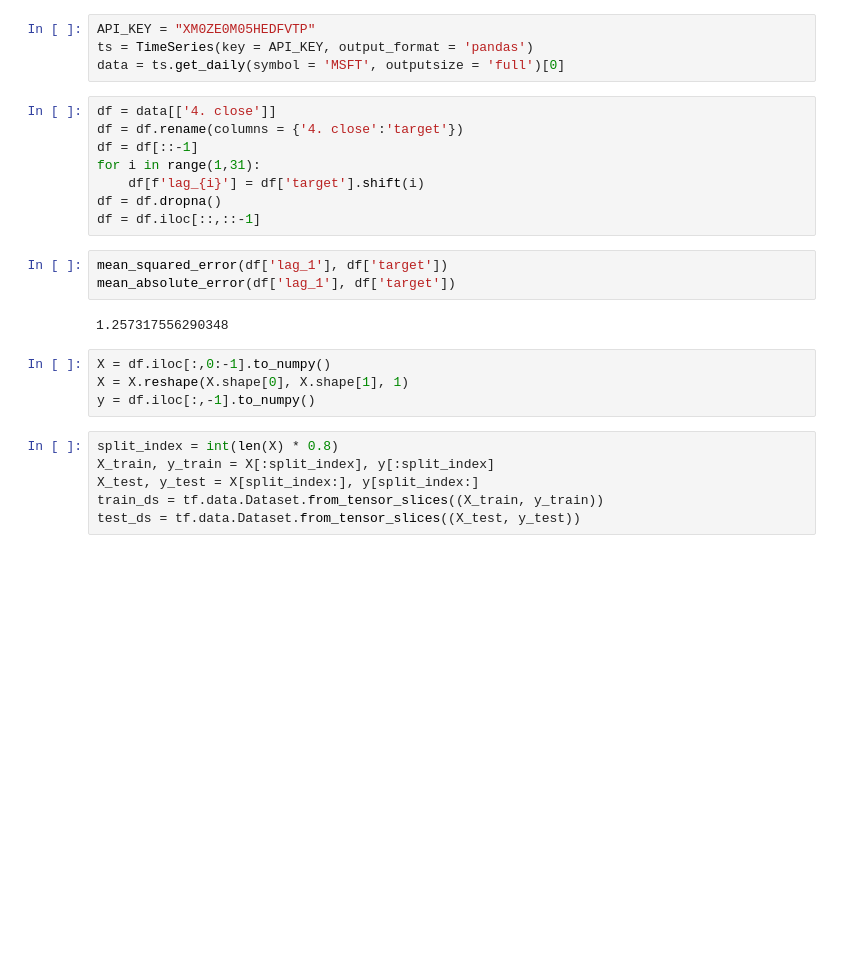
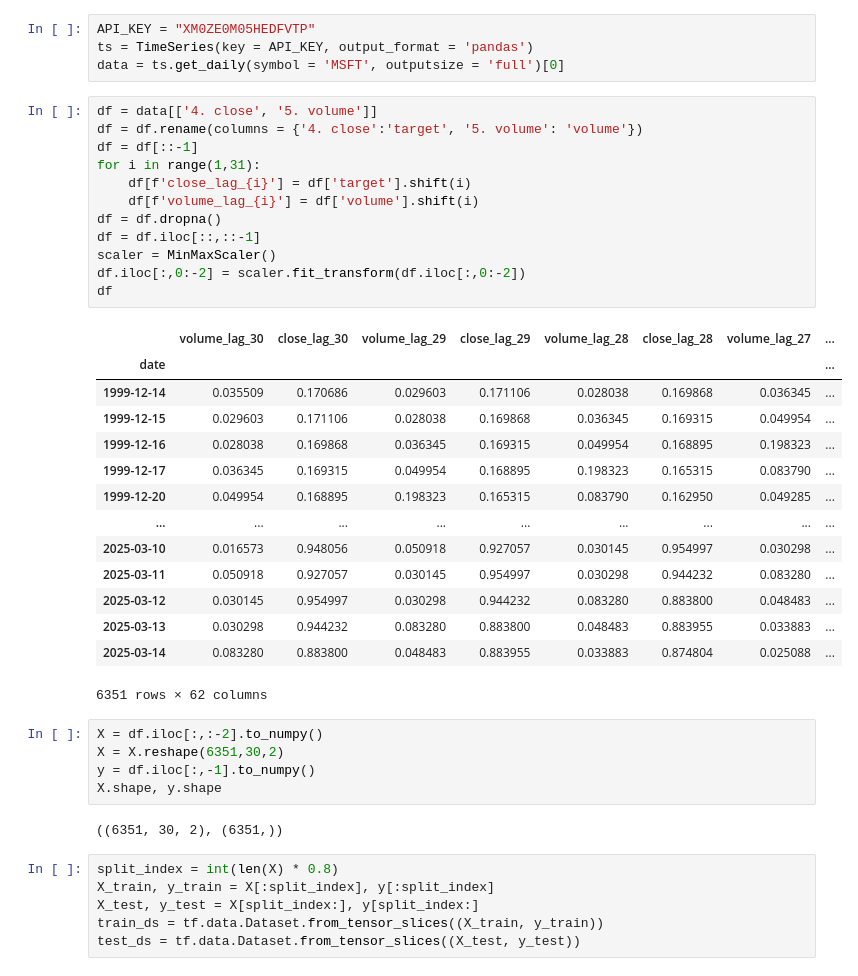
Before and after one commit to meerilahi/algoTrading, a Jupyter notebook: LSTM.ipynb, the cells around one changed output. Drawn from its saved outputs; the diff is of its cells as text; blank space fills up the shorter version.

```diff
--- a/LSTM.ipynb
+++ b/LSTM.ipynb
@@ -17,22 +17,39 @@ API_KEY = "XM0ZE0M05HEDFVTP"
 ts = TimeSeries(key = API_KEY, output_format = 'pandas')
 data = ts.get_daily(symbol = 'MSFT', outputsize = 'full')[0]
 # %%
-df = data[['4. close']]
-df = df.rename(columns = {'4. close':'target'})
+df = data[['4. close', '5. volume']]
+df = df.rename(columns = {'4. close':'target', '5. volume': 'volume'})
 df = df[::-1]
 for i in range(1,31):
-    df[f'lag_{i}'] = df['target'].shift(i)
+    df[f'close_lag_{i}'] = df['target'].shift(i)
+    df[f'volume_lag_{i}'] = df['volume'].shift(i)
 df = df.dropna()
 df = df.iloc[::,::-1]
+scaler = MinMaxScaler()
+df.iloc[:,0:-2] = scaler.fit_transform(df.iloc[:,0:-2])
+df
+# %% [output]
+|  | volume_lag_30 | close_lag_30 | volume_lag_29 | close_lag_29 | volume_lag_28 | close_lag_28 | volume_lag_27 | ... |
+| date |  |  |  |  |  |  |  | ... |
+| 1999-12-14 | 0.035509 | 0.170686 | 0.029603 | 0.171106 | 0.028038 | 0.169868 | 0.036345 | ... |
+| 1999-12-15 | 0.029603 | 0.171106 | 0.028038 | 0.169868 | 0.036345 | 0.169315 | 0.049954 | ... |
+| 1999-12-16 | 0.028038 | 0.169868 | 0.036345 | 0.169315 | 0.049954 | 0.168895 | 0.198323 | ... |
+| 1999-12-17 | 0.036345 | 0.169315 | 0.049954 | 0.168895 | 0.198323 | 0.165315 | 0.083790 | ... |
+| 1999-12-20 | 0.049954 | 0.168895 | 0.198323 | 0.165315 | 0.083790 | 0.162950 | 0.049285 | ... |
+| ... | ... | ... | ... | ... | ... | ... | ... | ... |
+| 2025-03-10 | 0.016573 | 0.948056 | 0.050918 | 0.927057 | 0.030145 | 0.954997 | 0.030298 | ... |
+| 2025-03-11 | 0.050918 | 0.927057 | 0.030145 | 0.954997 | 0.030298 | 0.944232 | 0.083280 | ... |
+| 2025-03-12 | 0.030145 | 0.954997 | 0.030298 | 0.944232 | 0.083280 | 0.883800 | 0.048483 | ... |
+| 2025-03-13 | 0.030298 | 0.944232 | 0.083280 | 0.883800 | 0.048483 | 0.883955 | 0.033883 | ... |
+| 2025-03-14 | 0.083280 | 0.883800 | 0.048483 | 0.883955 | 0.033883 | 0.874804 | 0.025088 | ... |
+6351 rows × 62 columns
-# %%
-mean_squared_error(df['lag_1'], df['target'])
-mean_absolute_error(df['lag_1'], df['target'])
-# %% [output]
-1.257317556290348
 # %%
-X = df.iloc[:,0:-1].to_numpy()
-X = X.reshape(X.shape[0], X.shape[1], 1)
+X = df.iloc[:,:-2].to_numpy()
+X = X.reshape(6351,30,2)
 y = df.iloc[:,-1].to_numpy()
+X.shape, y.shape
+# %% [output]
+((6351, 30, 2), (6351,))
 # %%
 split_index = int(len(X) * 0.8)
 X_train, y_train = X[:split_index], y[:split_index]
```
Also changed, not shown: parts of 6 cells of this notebook.
